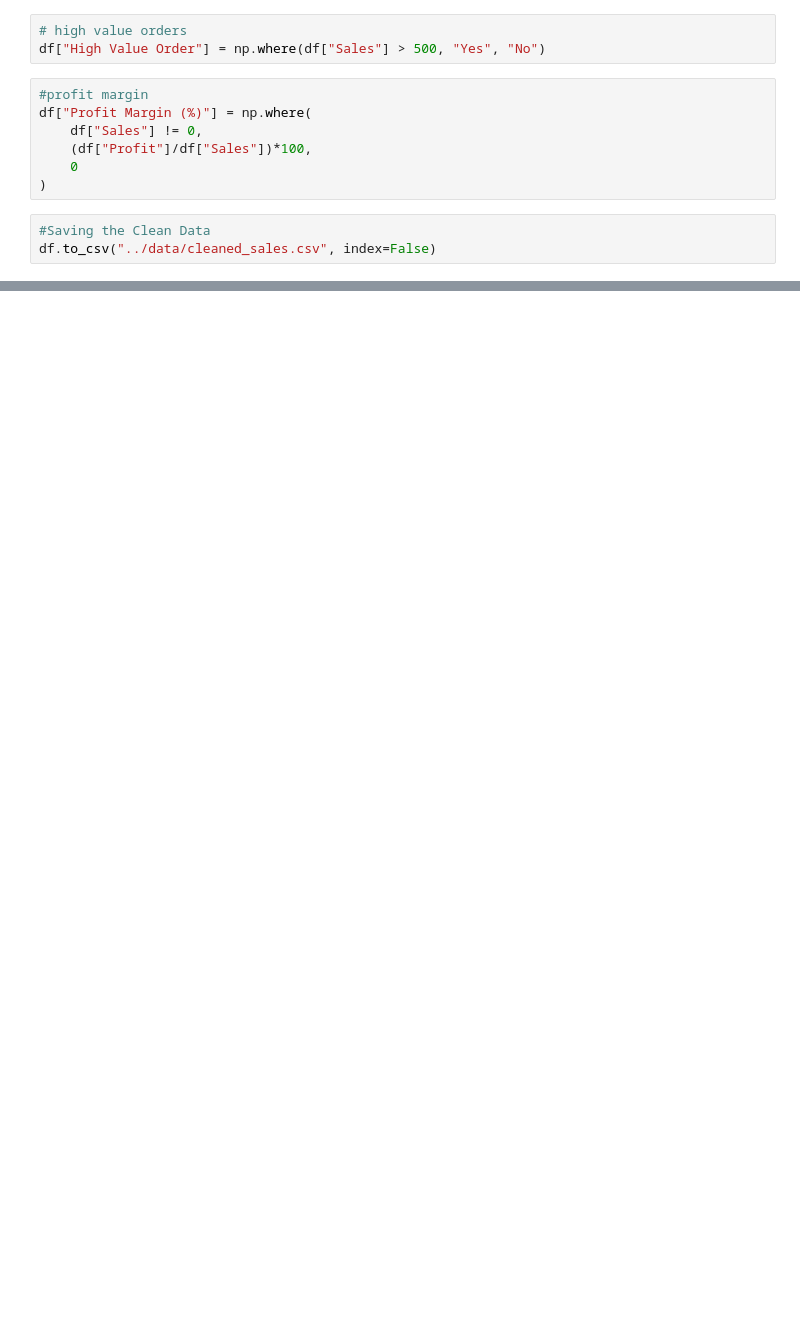
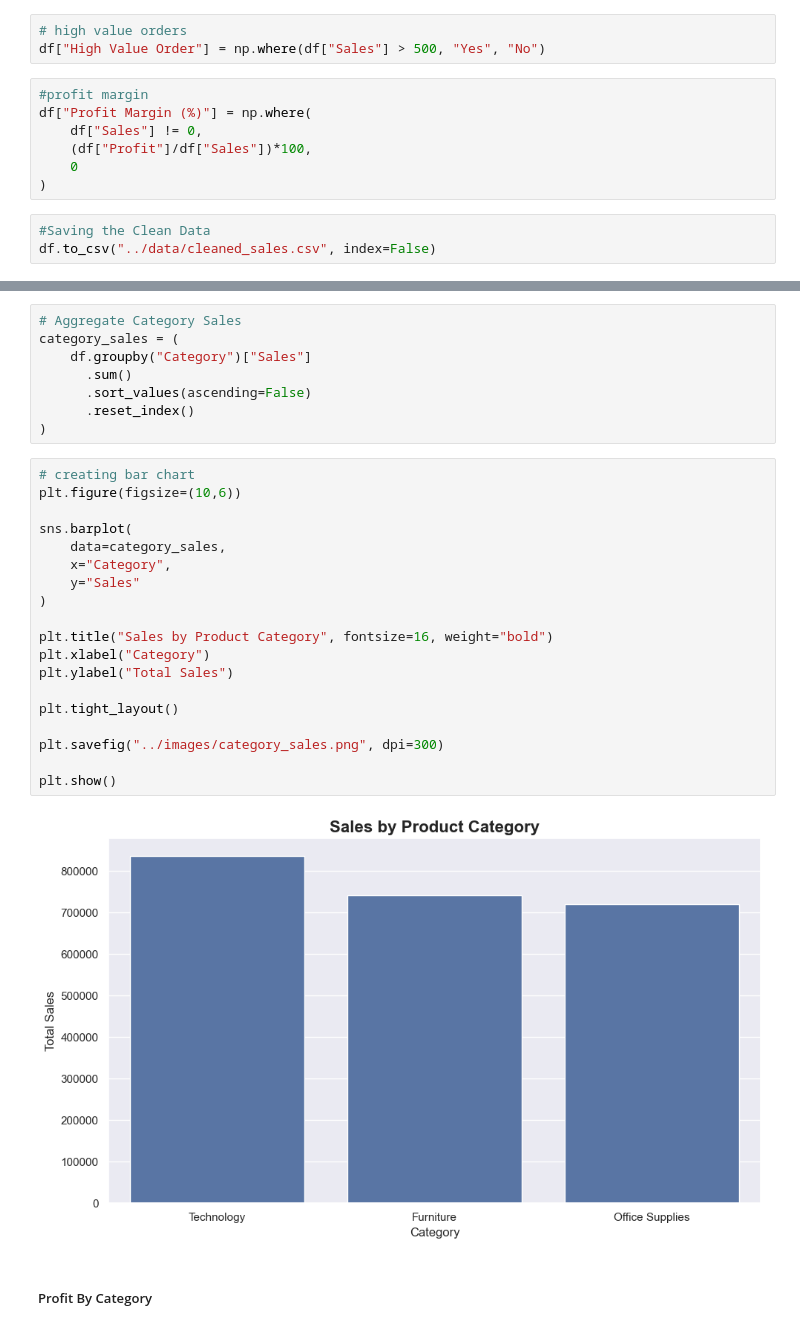
Before and after one commit to PriyaSumbria/ecommerce-sales-analytics-dashboard, a Jupyter notebook: Notebooks/ecommerce_sales_analysis.ipynb, the cells around one changed output, grey strips where cells are left out. Cells and saved outputs as stored; diff of their text form; blank space fills up the shorter version.

```diff
--- a/Notebooks/ecommerce_sales_analysis.ipynb
+++ b/Notebooks/ecommerce_sales_analysis.ipynb
@@ -94,0 +406,31 @@ Business Insights
+# %%
+# Aggregate Category Sales
+category_sales = (
+    df.groupby("Category")["Sales"]
+      .sum()
+      .sort_values(ascending=False)
+      .reset_index()
+)
+# %%
+# creating bar chart
+plt.figure(figsize=(10,6))
+
+sns.barplot(
+    data=category_sales,
+    x="Category",
+    y="Sales"
+)
+
+plt.title("Sales by Product Category", fontsize=16, weight="bold")
+plt.xlabel("Category")
+plt.ylabel("Total Sales")
+
+plt.tight_layout()
+
+plt.savefig("../images/category_sales.png", dpi=300)
+
+plt.show()
+# %% [output]
+[figure, added]
+# %% [markdown]
+##### Profit By Category
```
Also changed, not shown: parts of 41 cells of this notebook, 7 other files.
